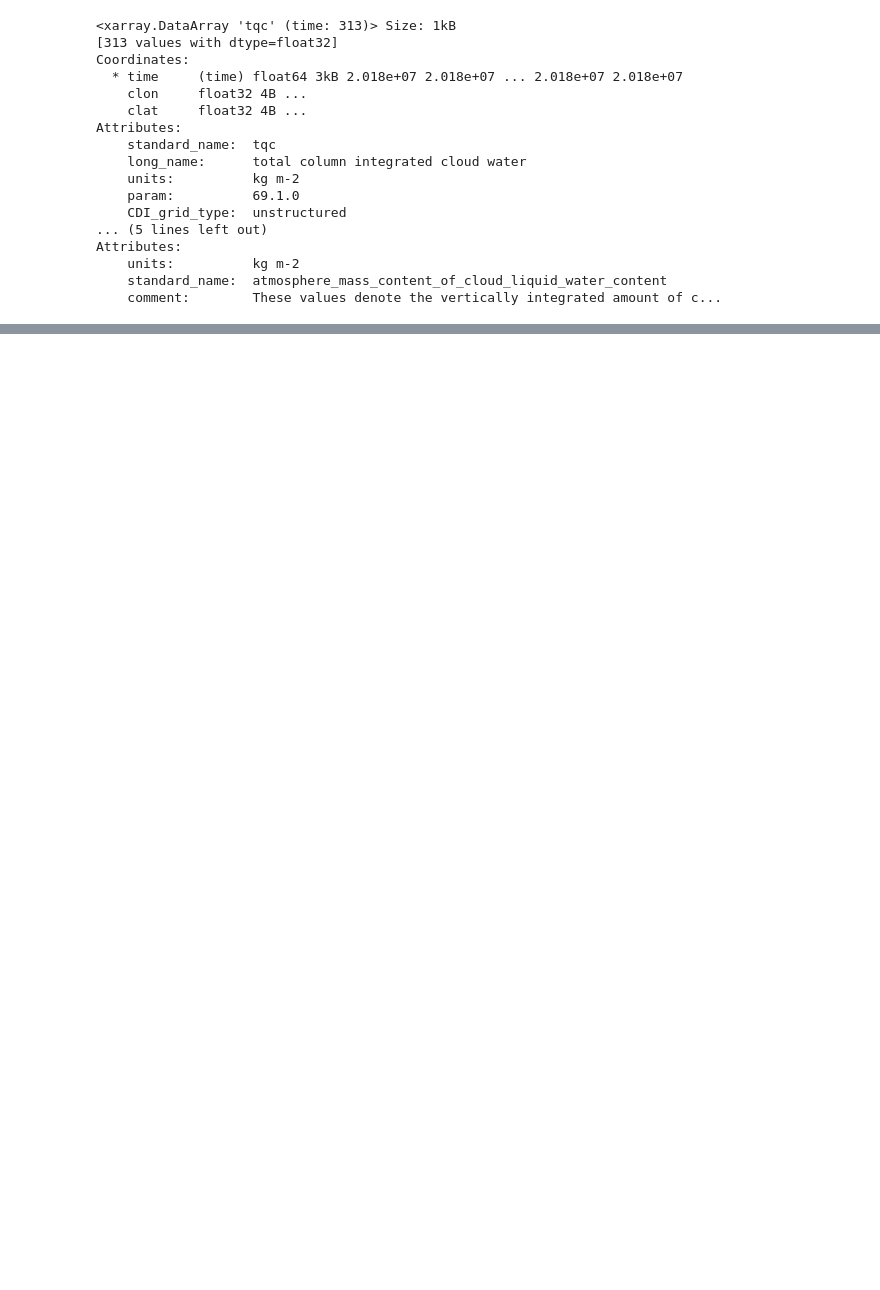
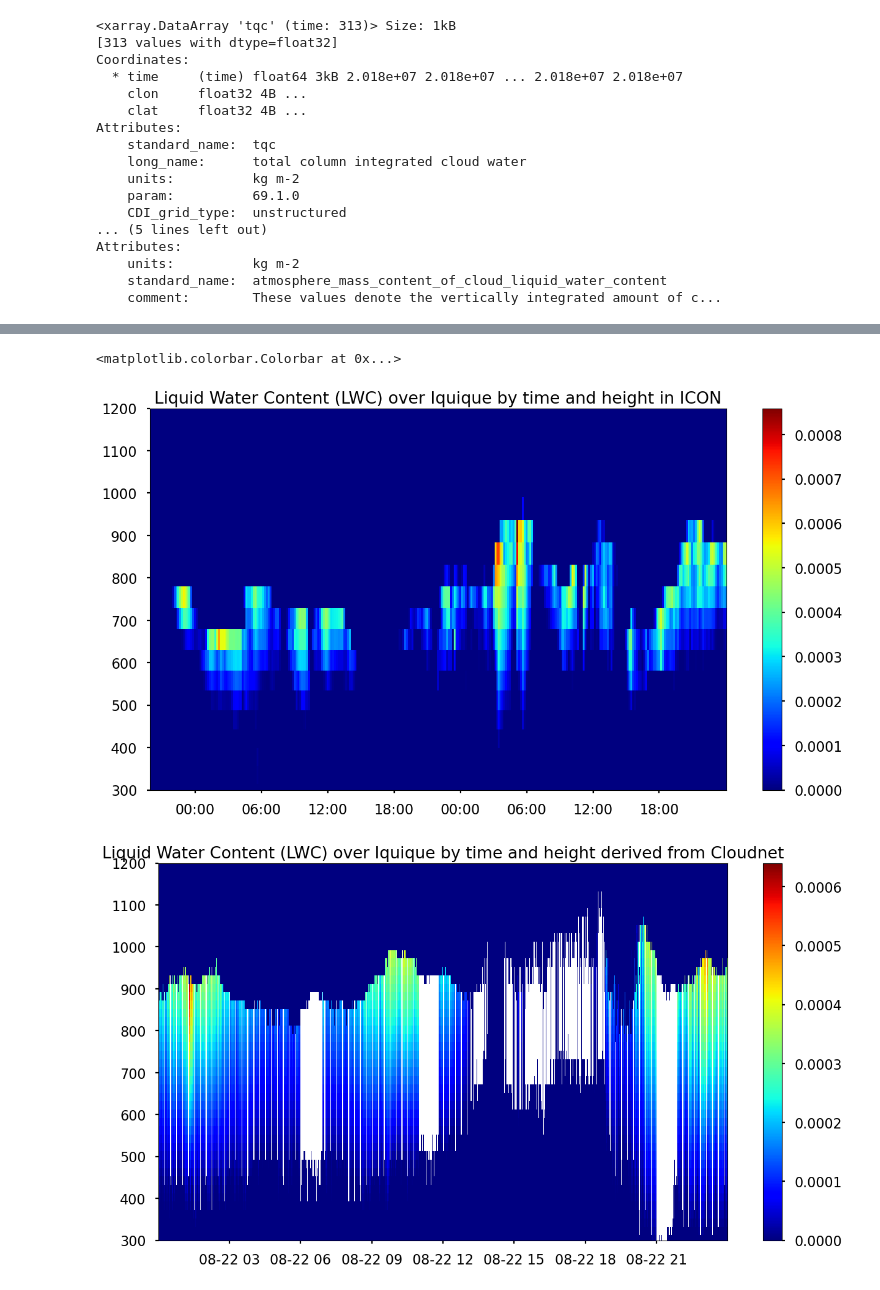
Before and after one commit to apschera2023uzk/MA_Coastal_Sc, a Jupyter notebook: 02_Further_LWP_statistics.ipynb, the cells around one changed output, grey strips where cells are left out. Cells and saved outputs as stored; diff of their text form; code cells hidden in the pictures; blank space fills up the shorter version.

```diff
--- a/02_Further_LWP_statistics.ipynb
+++ b/02_Further_LWP_statistics.ipynb
@@ -295,0 +323,27 @@ overleaped timestep:  20180824  to  20180822.0
+# %%
+# LWC time x height plots:
+
+#################################
+# ICON LWC plot:
+plt.figure(figsize=(15,8))
+plt.title("Liquid Water Content (LWC) over Iquique by time and height in ICON")
+plt.pcolormesh(ds_icon["time"], ds_icon["z_mc"], ds_icon["qc"].isel(ncells=0).values.T, cmap="jet")
+# long_name:      specific cloud water content
+#    units:          kg kg-1
+plt.ylim(300,1200)
+plt.colorbar()
+plt.xticks(np.arange(20180822.0 , 20180824.0, 0.25),\
+              ["00:00", "06:00", "12:00", "18:00", "00:00", "06:00", "12:00", "18:00"])
+
+#################################
+# Anything like that from measurement (?):
+cloudnet_path = "/home/qwertz/obs_data_MA/iqq_cloudnet/"
+lwc_file = "20180822_iquique_lwc-adiabatic-method.nc"
+ds_obs_lwc = xr.open_dataset(cloudnet_path+lwc_file)
+print(ds_obs_lwc)
+plt.figure(figsize=(15,8))
+plt.title("Liquid Water Content (LWC) over Iquique by time and height derived from Cloudnet")
+plt.pcolormesh(ds_obs_lwc["time"], ds_obs_lwc["height"], ds_obs_lwc["lwc"].values.T, cmap="jet")
+plt.ylim(300,1200)
+plt.colorbar()
+# %% [output]
@@ -295,0 +367,3 @@ overleaped timestep:  20180824  to  20180822.0
+<matplotlib.colorbar.Colorbar at 0x...>
+[figure, added]
+[figure, added]
```
Also changed, not shown: parts of 7 cells of this notebook, 15 other files.
